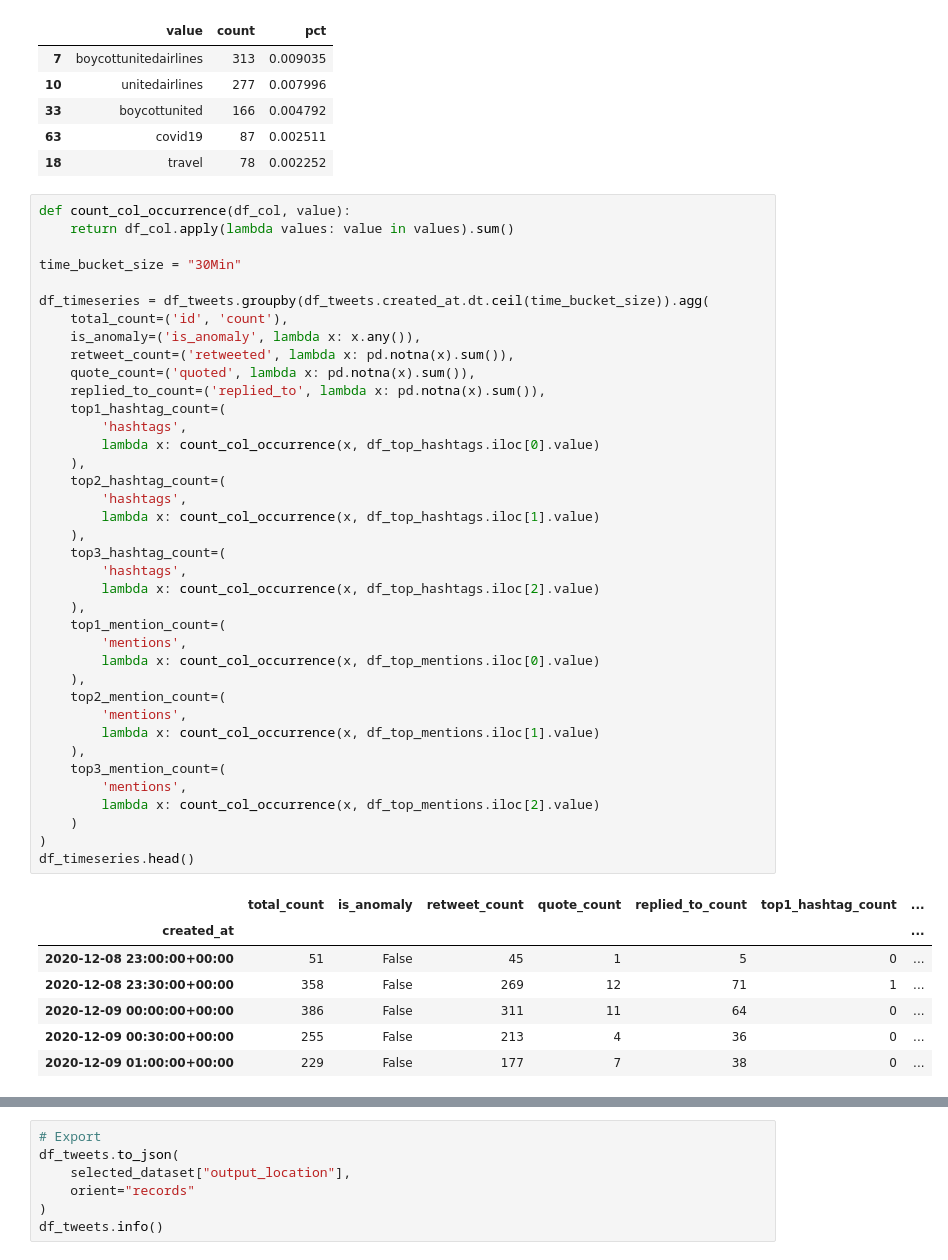
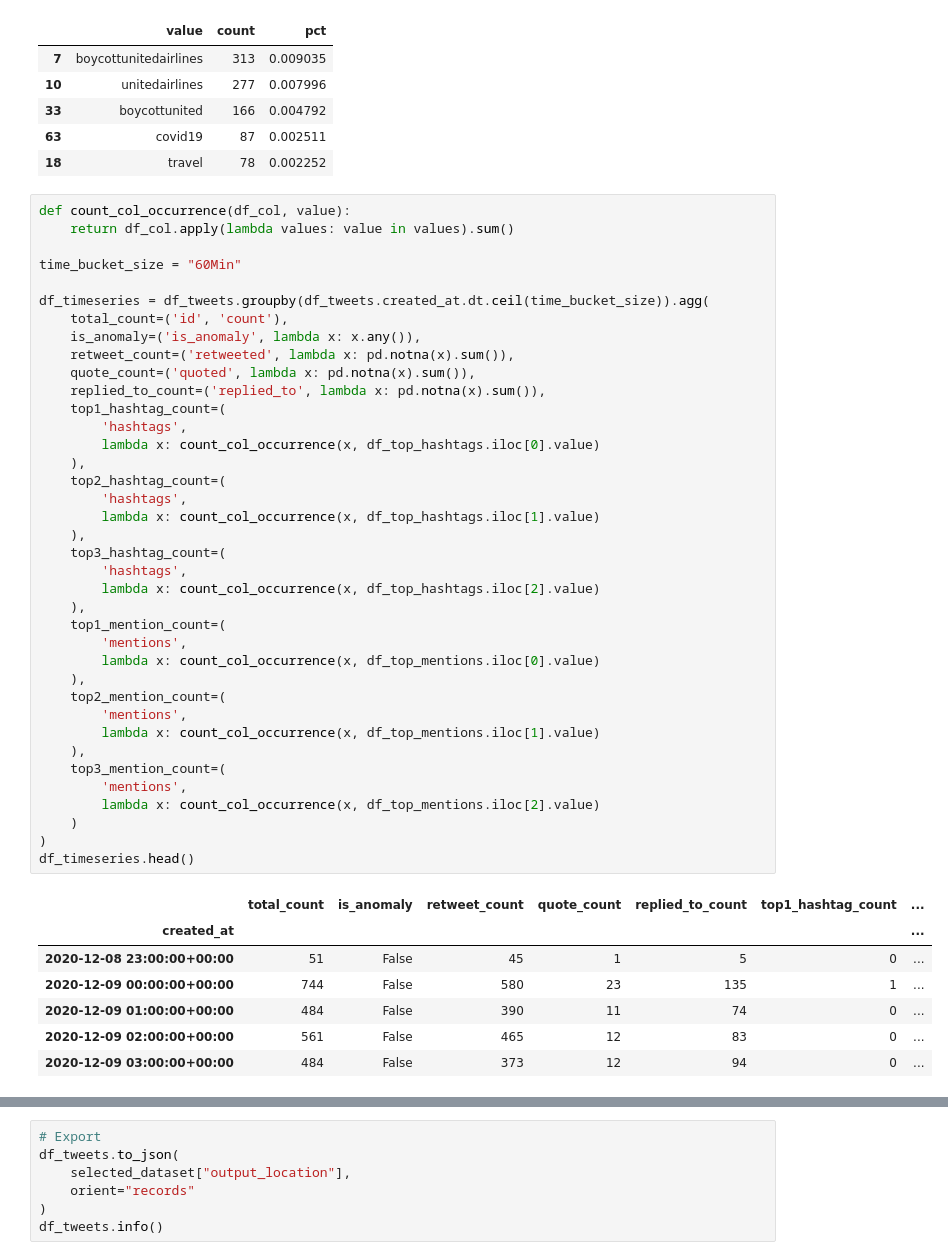
Before and after one commit to anton164/fall-spec, a Jupyter notebook: jupyter_notebooks/label_tweet_dataset.ipynb, the cells around one changed output, grey strips where cells are left out. Drawn from its saved outputs; the diff is of its cells as text.

```diff
--- a/jupyter_notebooks/label_tweet_dataset.ipynb
+++ b/jupyter_notebooks/label_tweet_dataset.ipynb
@@ -82,7 +82,7 @@ df_top_hashtags[:5]
 def count_col_occurrence(df_col, value):
     return df_col.apply(lambda values: value in values).sum()
 
-time_bucket_size = "30Min"
+time_bucket_size = "60Min"
 
 df_timeseries = df_tweets.groupby(df_tweets.created_at.dt.ceil(time_bucket_size)).agg(
     total_count=('id', 'count'),
@@ -93,37 +93,37 @@ df_timeseries = df_tweets.groupby(df_tweets.created_at.dt.ceil(time_bucket_size)
     top1_hashtag_count=(
         'hashtags',
         lambda x: count_col_occurrence(x, df_top_hashtags.iloc[0].value)
     ),
     top2_hashtag_count=(
         'hashtags',
         lambda x: count_col_occurrence(x, df_top_hashtags.iloc[1].value)
     ),
     top3_hashtag_count=(
         'hashtags',
         lambda x: count_col_occurrence(x, df_top_hashtags.iloc[2].value)
     ),
     top1_mention_count=(
         'mentions',
         lambda x: count_col_occurrence(x, df_top_mentions.iloc[0].value)
     ),
     top2_mention_count=(
         'mentions',
         lambda x: count_col_occurrence(x, df_top_mentions.iloc[1].value)
     ),
     top3_mention_count=(
         'mentions',
         lambda x: count_col_occurrence(x, df_top_mentions.iloc[2].value)
     )
 )
 df_timeseries.head()
 # %% [output]
 |  | total_count | is_anomaly | retweet_count | quote_count | replied_to_count | top1_hashtag_count | ... |
 | created_at |  |  |  |  |  |  | ... |
 | 2020-12-08 23:00:00+00:00 | 51 | False | 45 | 1 | 5 | 0 | ... |
-| 2020-12-08 23:30:00+00:00 | 358 | False | 269 | 12 | 71 | 1 | ... |
-| 2020-12-09 00:00:00+00:00 | 386 | False | 311 | 11 | 64 | 0 | ... |
-| 2020-12-09 00:30:00+00:00 | 255 | False | 213 | 4 | 36 | 0 | ... |
-| 2020-12-09 01:00:00+00:00 | 229 | False | 177 | 7 | 38 | 0 | ... |
+| 2020-12-09 00:00:00+00:00 | 744 | False | 580 | 23 | 135 | 1 | ... |
+| 2020-12-09 01:00:00+00:00 | 484 | False | 390 | 11 | 74 | 0 | ... |
+| 2020-12-09 02:00:00+00:00 | 561 | False | 465 | 12 | 83 | 0 | ... |
+| 2020-12-09 03:00:00+00:00 | 484 | False | 373 | 12 | 94 | 0 | ... |
 # %%
 
 from merlion.utils import TimeSeries
```
Also changed, not shown: parts of 3 cells of this notebook, 3 other files.
